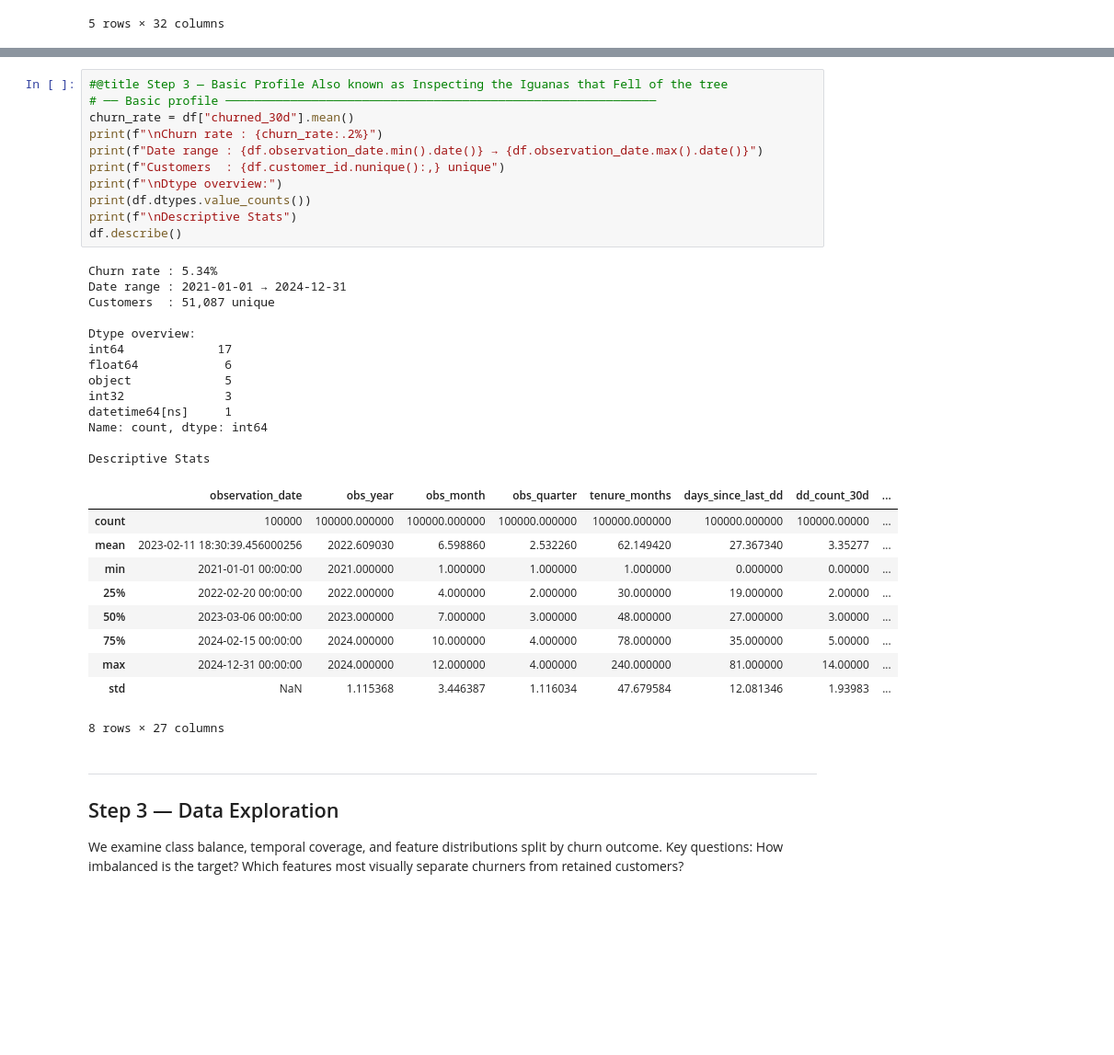
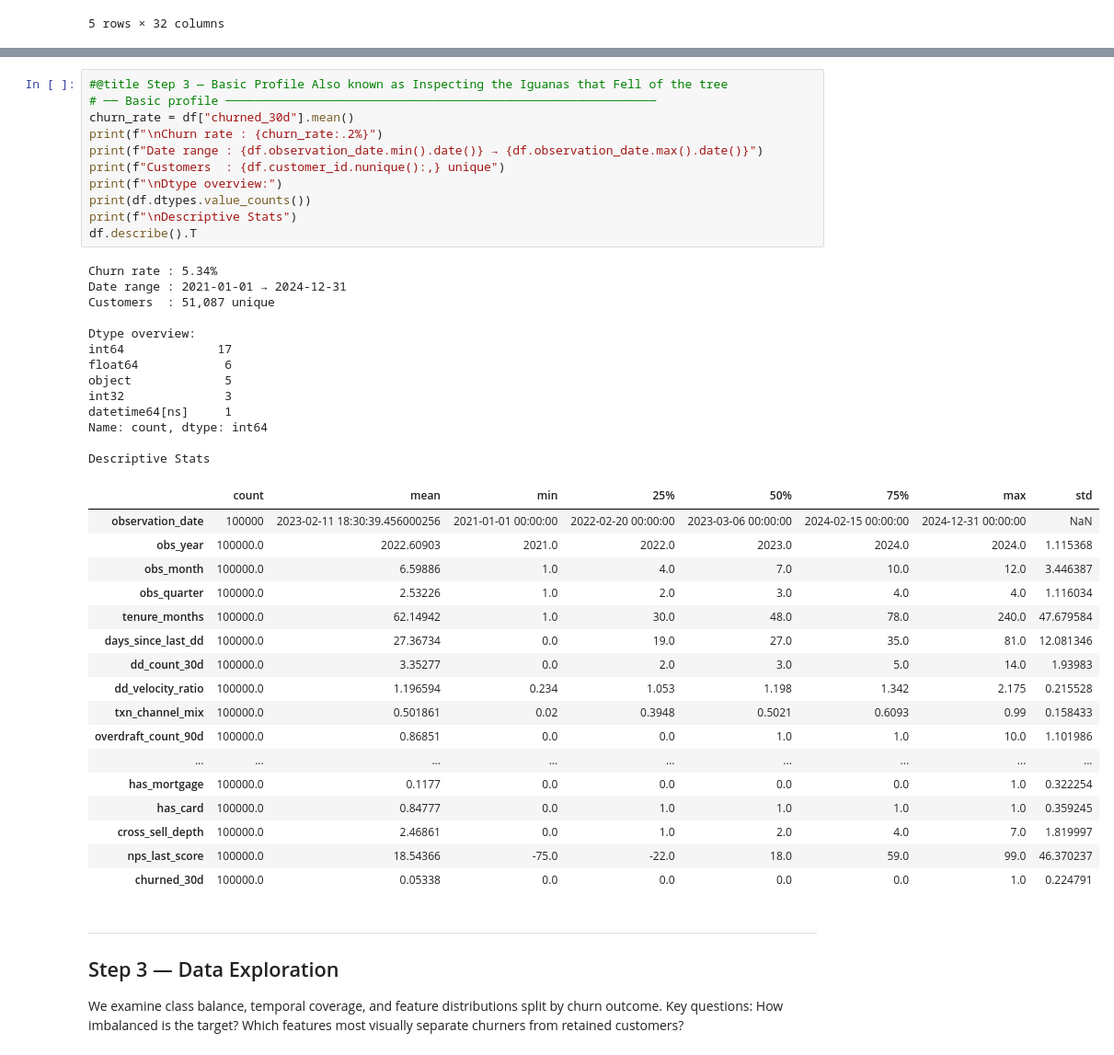
Before and after one commit to mamesjha/iguana-taco-repo, a Jupyter notebook: churn_master.ipynb, the cells around one changed output, grey strips where cells are left out. Shown at 92% size. Cells and saved outputs as stored; diff of their text form; blank space fills up the shorter version.

```diff
--- a/churn_master.ipynb
+++ b/churn_master.ipynb
@@ -182,38 +193,45 @@ Shape: (100000, 32)
 # %%
 #@title Step 3 — Basic Profile Also known as Inspecting the Iguanas that Fell of the tree
 # ── Basic profile ────────────────────────────────────────────────────────────
 churn_rate = df["churned_30d"].mean()
 print(f"\nChurn rate : {churn_rate:.2%}")
 print(f"Date range : {df.observation_date.min().date()} → {df.observation_date.max().date()}")
 print(f"Customers  : {df.customer_id.nunique():,} unique")
 print(f"\nDtype overview:")
 print(df.dtypes.value_counts())
 print(f"\nDescriptive Stats")
-df.describe()
+df.describe().T
 # %% [output]
 Churn rate : 5.34%
 Date range : 2021-01-01 → 2024-12-31
 Customers  : 51,087 unique
 
 Dtype overview:
 int64             17
 float64            6
 object             5
 int32              3
 datetime64[ns]     1
 Name: count, dtype: int64
 
 Descriptive Stats
-|  | observation_date | obs_year | obs_month | obs_quarter | tenure_months | days_since_last_dd | dd_count_30d | ... |
-| count | 100000 | 100000.000000 | 100000.000000 | 100000.000000 | 100000.000000 | 100000.000000 | 100000.00000 | ... |
-| mean | 2023-02-11 18:30:39.456000256 | 2022.609030 | 6.598860 | 2.532260 | 62.149420 | 27.367340 | 3.35277 | ... |
-| min | 2021-01-01 00:00:00 | 2021.000000 | 1.000000 | 1.000000 | 1.000000 | 0.000000 | 0.00000 | ... |
-| 25% | 2022-02-20 00:00:00 | 2022.000000 | 4.000000 | 2.000000 | 30.000000 | 19.000000 | 2.00000 | ... |
-| 50% | 2023-03-06 00:00:00 | 2023.000000 | 7.000000 | 3.000000 | 48.000000 | 27.000000 | 3.00000 | ... |
-| 75% | 2024-02-15 00:00:00 | 2024.000000 | 10.000000 | 4.000000 | 78.000000 | 35.000000 | 5.00000 | ... |
-| max | 2024-12-31 00:00:00 | 2024.000000 | 12.000000 | 4.000000 | 240.000000 | 81.000000 | 14.00000 | ... |
-| std | NaN | 1.115368 | 3.446387 | 1.116034 | 47.679584 | 12.081346 | 1.93983 | ... |
+|  | count | mean | min | 25% | 50% | 75% | max | std |
+| observation_date | 100000 | 2023-02-11 18:30:39.456000256 | 2021-01-01 00:00:00 | 2022-02-20 00:00:00 | 2023-03-06 00:00:00 | 2024-02-15 00:00:00 | 2024-12-31 00:00:00 | NaN |
+| obs_year | 100000.0 | 2022.60903 | 2021.0 | 2022.0 | 2023.0 | 2024.0 | 2024.0 | 1.115368 |
+| obs_month | 100000.0 | 6.59886 | 1.0 | 4.0 | 7.0 | 10.0 | 12.0 | 3.446387 |
+| obs_quarter | 100000.0 | 2.53226 | 1.0 | 2.0 | 3.0 | 4.0 | 4.0 | 1.116034 |
+| tenure_months | 100000.0 | 62.14942 | 1.0 | 30.0 | 48.0 | 78.0 | 240.0 | 47.679584 |
+| days_since_last_dd | 100000.0 | 27.36734 | 0.0 | 19.0 | 27.0 | 35.0 | 81.0 | 12.081346 |
+| dd_count_30d | 100000.0 | 3.35277 | 0.0 | 2.0 | 3.0 | 5.0 | 14.0 | 1.93983 |
+| dd_velocity_ratio | 100000.0 | 1.196594 | 0.234 | 1.053 | 1.198 | 1.342 | 2.175 | 0.215528 |
+| txn_channel_mix | 100000.0 | 0.501861 | 0.02 | 0.3948 | 0.5021 | 0.6093 | 0.99 | 0.158433 |
+| overdraft_count_90d | 100000.0 | 0.86851 | 0.0 | 0.0 | 1.0 | 1.0 | 10.0 | 1.101986 |
+| ... | ... | ... | ... | ... | ... | ... | ... | ... |
+| has_mortgage | 100000.0 | 0.1177 | 0.0 | 0.0 | 0.0 | 0.0 | 1.0 | 0.322254 |
+| has_card | 100000.0 | 0.84777 | 0.0 | 1.0 | 1.0 | 1.0 | 1.0 | 0.359245 |
+| cross_sell_depth | 100000.0 | 2.46861 | 0.0 | 1.0 | 2.0 | 4.0 | 7.0 | 1.819997 |
+| nps_last_score | 100000.0 | 18.54366 | -75.0 | -22.0 | 18.0 | 59.0 | 99.0 | 46.370237 |
+| churned_30d | 100000.0 | 0.05338 | 0.0 | 0.0 | 0.0 | 0.0 | 1.0 | 0.224791 |
-8 rows × 27 columns
 # %% [markdown]
 ---
 ## Step 3 — Data Exploration
```
Also changed, not shown: parts of 42 cells of this notebook.
